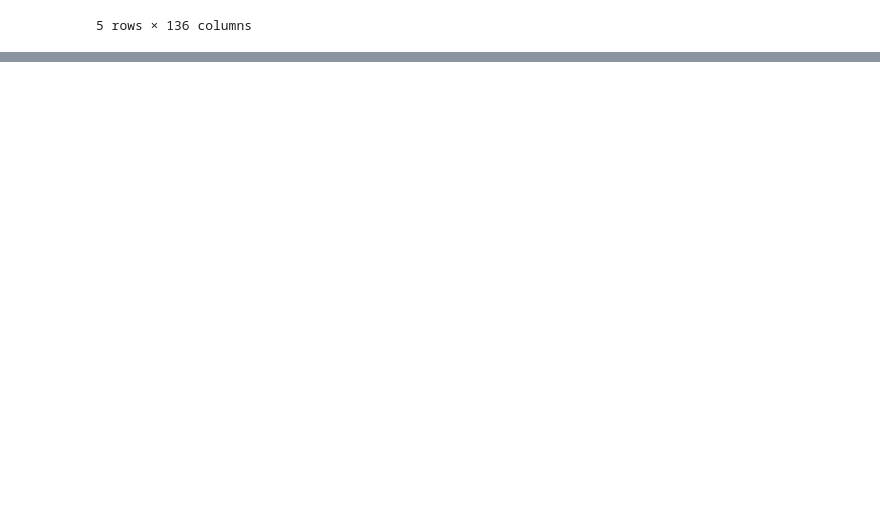
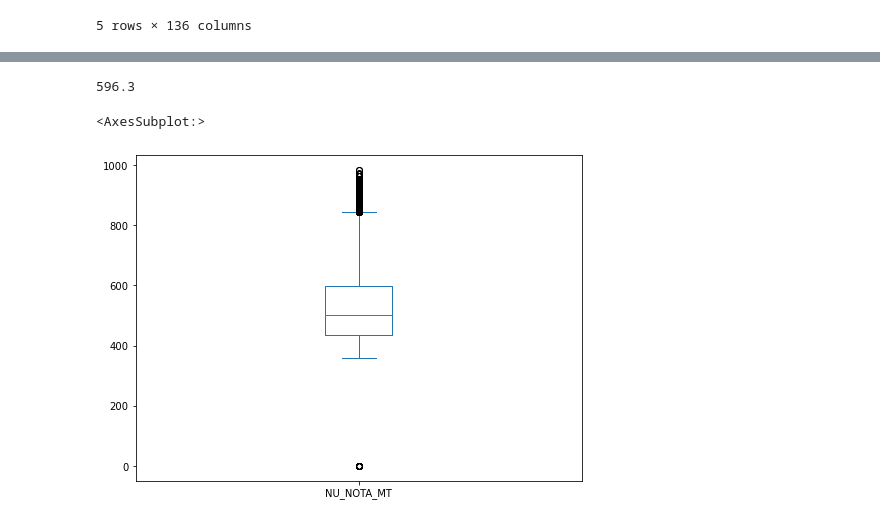
Before and after one commit to RodrigoAB93/ImersaoDadosAlura, a Jupyter notebook: Aula01.ipynb, the cells around one changed output, grey strips where cells are left out. Saved outputs shown, nothing was run; the diff lists cells and outputs as text; code cells hidden in the pictures; blank space fills up the shorter version.

```diff
--- a/Aula01.ipynb
+++ b/Aula01.ipynb
@@ -14,0 +244,9 @@ data.head()
+# %%
+data["NU_NOTA_LC"].quantile(0.9)
+# %% [output]
+596.3
+# %%
+data["NU_NOTA_MT"].plot.box(figsize=(8,6))
+# %% [output]
+<AxesSubplot:>
+[figure, added]
```
Also changed, not shown: parts of 22 cells of this notebook.
